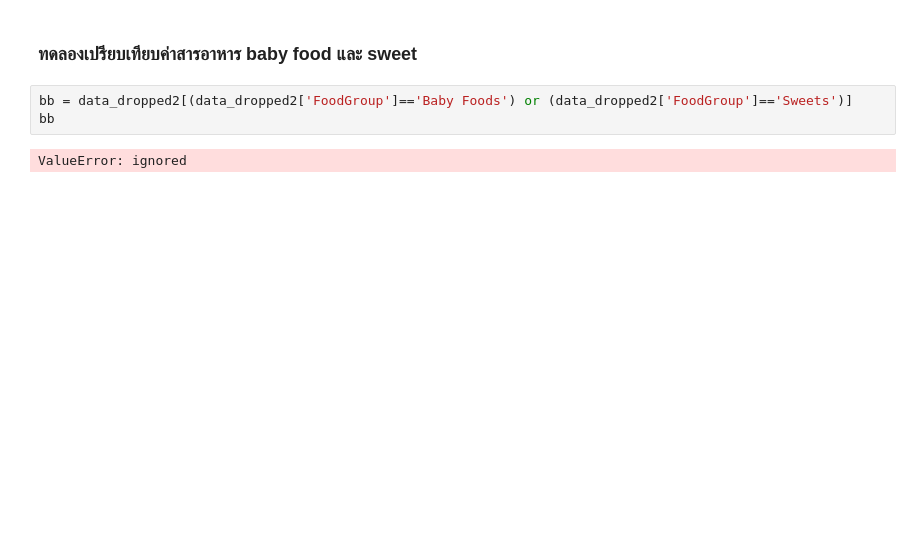
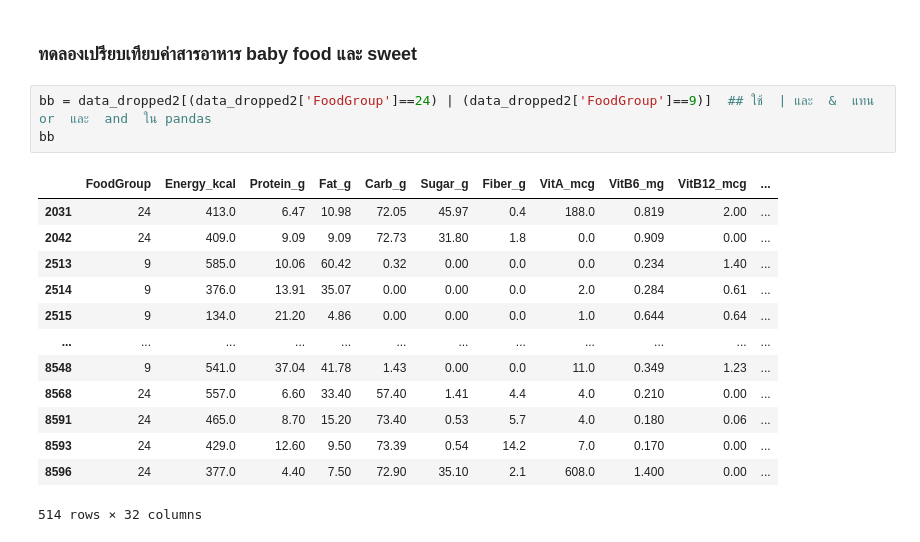
Before and after one commit to PhinyadaPhen/Multivariate, a Jupyter notebook: Chapter3_PCA.ipynb, the cells around one changed output. Saved outputs shown, nothing was run; the diff lists cells and outputs as text; blank space fills up the shorter version.

```diff
--- a/Chapter3_PCA.ipynb
+++ b/Chapter3_PCA.ipynb
@@ -753,7 +751,19 @@ plt.scatter(new_pca[:,0],new_pca[:,1],c = data_dropped2['FoodGroup'],alpha=0.5)
 # %% [markdown]
 ### ทดลองเปรียบเทียบค่าสารอาหาร baby food และ sweet
 # %%
-bb = data_dropped2[(data_dropped2['FoodGroup']=='Baby Foods') or (data_dropped2['FoodGroup']=='Sweets')]
+bb = data_dropped2[(data_dropped2['FoodGroup']==24) | (data_dropped2['FoodGroup']==9)]  ## ใช้  | และ  &  แทน  or  และ  and  ใน pandas
 bb
 # %% [output]
+|  | FoodGroup | Energy_kcal | Protein_g | Fat_g | Carb_g | Sugar_g | Fiber_g | VitA_mcg | VitB6_mg | VitB12_mcg | ... |
+| 2031 | 24 | 413.0 | 6.47 | 10.98 | 72.05 | 45.97 | 0.4 | 188.0 | 0.819 | 2.00 | ... |
+| 2042 | 24 | 409.0 | 9.09 | 9.09 | 72.73 | 31.80 | 1.8 | 0.0 | 0.909 | 0.00 | ... |
+| 2513 | 9 | 585.0 | 10.06 | 60.42 | 0.32 | 0.00 | 0.0 | 0.0 | 0.234 | 1.40 | ... |
+| 2514 | 9 | 376.0 | 13.91 | 35.07 | 0.00 | 0.00 | 0.0 | 2.0 | 0.284 | 0.61 | ... |
+| 2515 | 9 | 134.0 | 21.20 | 4.86 | 0.00 | 0.00 | 0.0 | 1.0 | 0.644 | 0.64 | ... |
+| ... | ... | ... | ... | ... | ... | ... | ... | ... | ... | ... | ... |
+| 8548 | 9 | 541.0 | 37.04 | 41.78 | 1.43 | 0.00 | 0.0 | 11.0 | 0.349 | 1.23 | ... |
+| 8568 | 24 | 557.0 | 6.60 | 33.40 | 57.40 | 1.41 | 4.4 | 4.0 | 0.210 | 0.00 | ... |
+| 8591 | 24 | 465.0 | 8.70 | 15.20 | 73.40 | 0.53 | 5.7 | 4.0 | 0.180 | 0.06 | ... |
+| 8593 | 24 | 429.0 | 12.60 | 9.50 | 73.39 | 0.54 | 14.2 | 7.0 | 0.170 | 0.00 | ... |
+| 8596 | 24 | 377.0 | 4.40 | 7.50 | 72.90 | 35.10 | 2.1 | 608.0 | 1.400 | 0.00 | ... |
-ValueError: ignored
+514 rows × 32 columns
```
Also changed, not shown: parts of 5 cells of this notebook.
